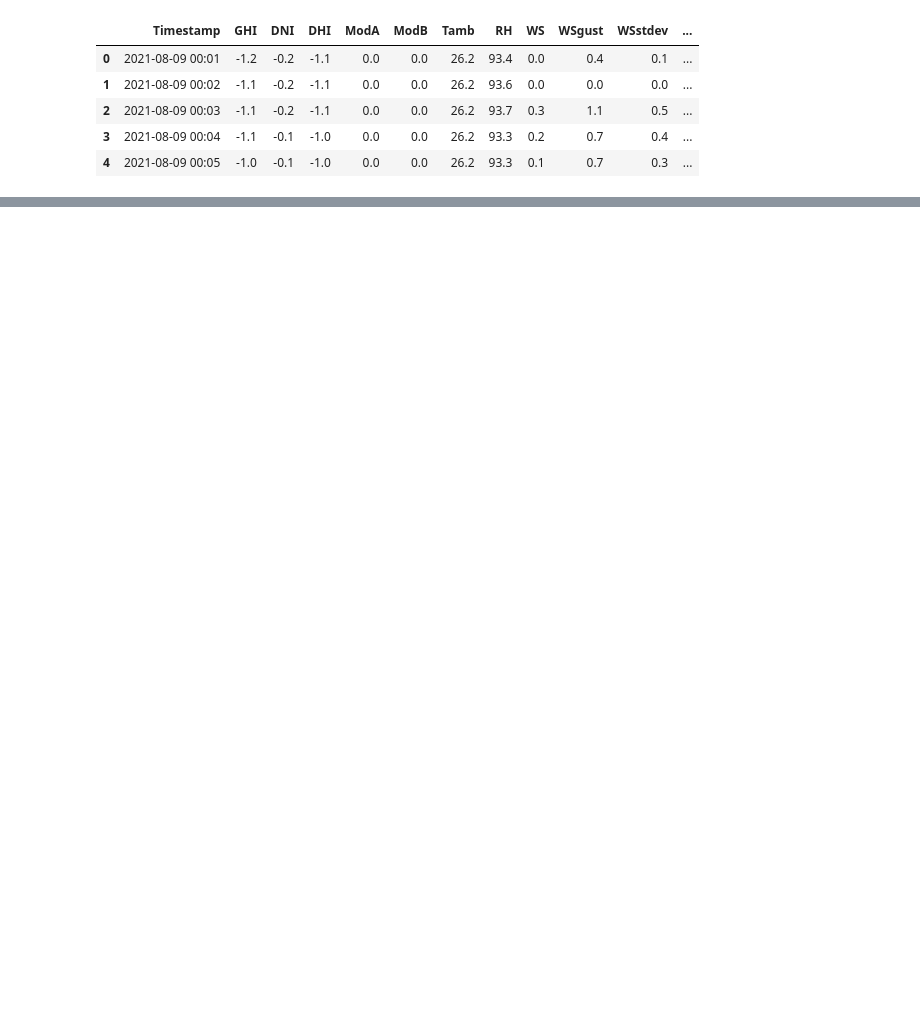
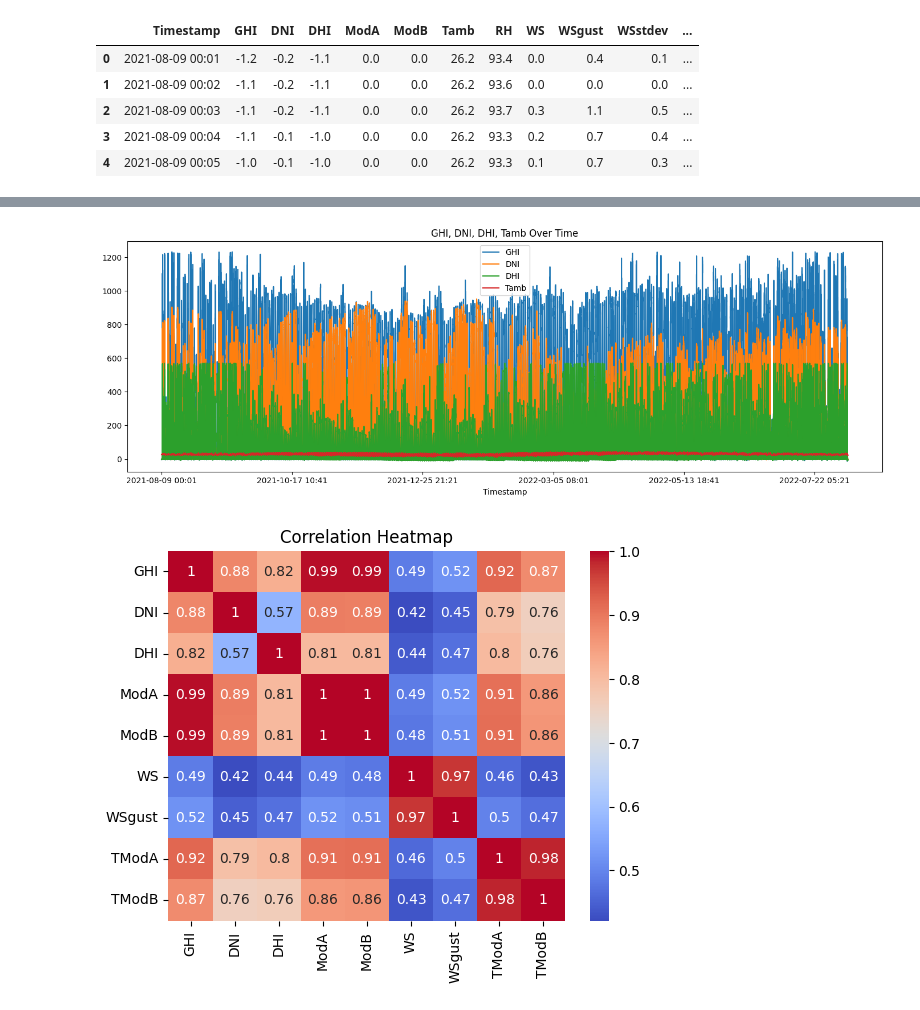
Before and after one commit to EYOELTEKLE/solar-challenge-week1, a Jupyter notebook: notebooks/benin_eda.ipynb, the cells around one changed output, grey strips where cells are left out. Drawn from its saved outputs; the diff is of its cells as text; code cells hidden in the pictures; blank space fills up the shorter version.

```diff
--- a/notebooks/benin_eda.ipynb
+++ b/notebooks/benin_eda.ipynb
@@ -4,6 +7,6 @@ import pandas as pd
 # %%
 # reading the csv
-df = pd.read_csv('../data/benin-malanville.csv')
+df = load_data('../data/benin-malanville.csv')
 df.head()
 # %% [output]
 |  | Timestamp | GHI | DNI | DHI | ModA | ModB | Tamb | RH | WS | WSgust | WSstdev | ... |
@@ -105,0 +18,10 @@ sns.scatterplot(
+# %%
+# Summary statistics
+df.describe()
+
+df = clean_data(df,['GHI', 'DNI', 'DHI', 'ModA', 'ModB', 'WS', 'WSgust'])
+
+# Summary
+summary, missing = generate_summary(df)
+display(summary)
+display(missing)
@@ -105,0 +40,11 @@ sns.scatterplot(
+# %%
+# Visualizations
+key_columns = ['GHI', 'DNI', 'DHI', 'ModA', 'ModB', 'WS', 'WSgust']
+timestamp_col = "Timestamp"
+plot_time_series(df, time_col=timestamp_col, value_columns=['GHI', 'DNI', 'DHI', 'Tamb'])
+plot_correlations(df, columns=key_columns + ['TModA', 'TModB'])
+plot_scatter(df, x='WS', y='GHI', bubble_size_col='RH')
+plot_histogram(df, column='GHI')
+# %% [output]
+[figure, added]
+[figure, added]
```
Also changed, not shown: parts of 11 cells of this notebook, 5 other files.
